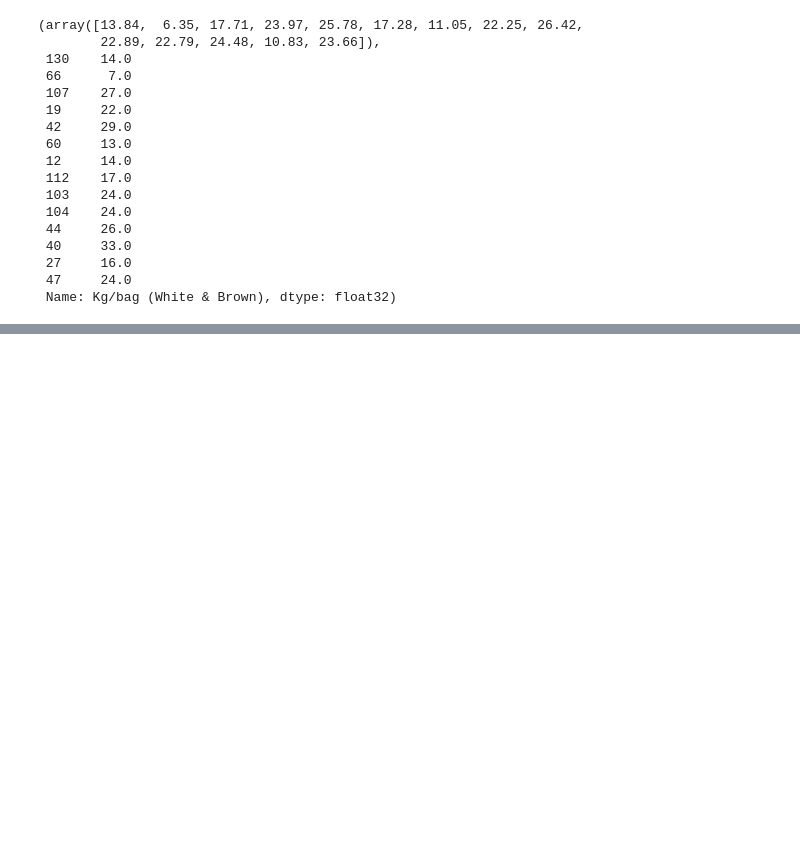
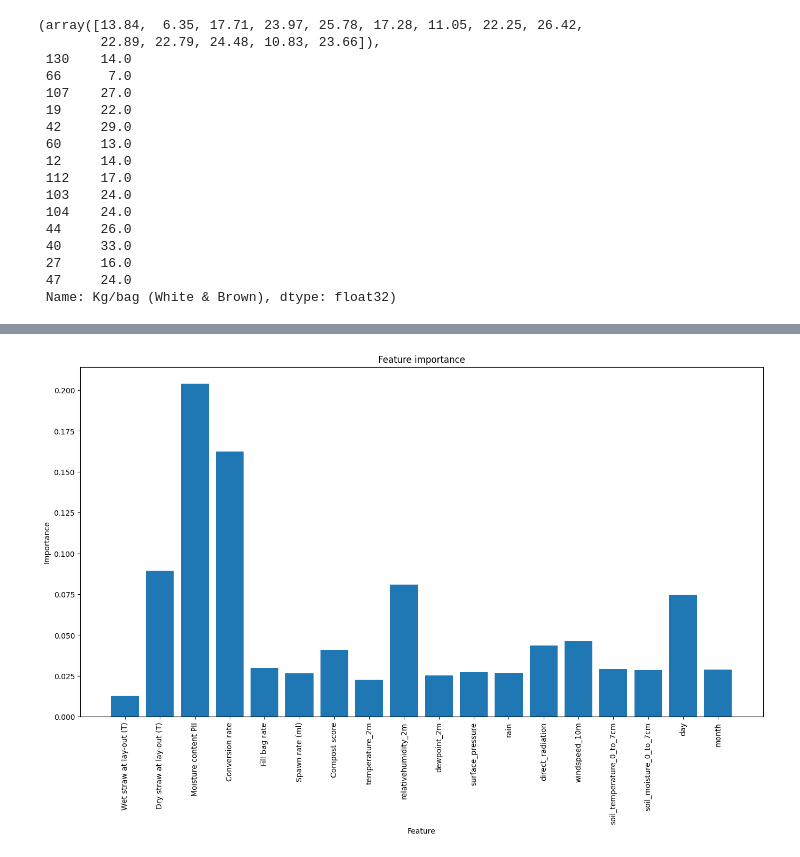
Before and after one commit to acktan/farms, a Jupyter notebook: initAnalysis.ipynb, the cells around one changed output, grey strips where cells are left out. Drawn from its saved outputs; the diff is of its cells as text; code cells hidden in the pictures; blank space fills up the shorter version.

```diff
--- a/initAnalysis.ipynb
+++ b/initAnalysis.ipynb
@@ -164,0 +141,4 @@ arr[0] = (weatherData.loc['2021-01-02':'2021-01-06', :].mean()).T
+# %%
+# other meteo data with more historical
+import requests
+response = requests.get('https://archive-api.open-meteo.com/v1/archive?latitude=-1.50&longitude=29.63&start_date=2018-01-13&end_date=2023-01-12&hourly=temperature_2m,relativehumidity_2m,dewpoint_2m,surface_pressure,rain,direct_radiation,windspeed_10m,soil_temperature_0_to_7cm,soil_moisture_0_to_7cm')
@@ -171,2 +170,0 @@ for i in allBatch.index:
-# %%
-df_new = pd.concat([allBatch, arr], axis=1)
@@ -188,0 +171,26 @@ df_new
+# %%
+from sklearn.tree import DecisionTreeRegressor
+from sklearn.preprocessing import StandardScaler
+
+df_new = _dateEncode(df_new)
+
+y = df_new['Kg/bag (White & Brown)']
+X = df_new
+
+X_train, X_test, y_train, y_test = train_test_split(X, y, train_size=0.9, random_state=42)
+
+date_encoder = FunctionTransformer(_dateEncode)
+scaler = StandardScaler()
+dateCols = ['day', 'month']
+
+preprocessor = ColumnTransformer(
+        [
+            ('dateEncode', 'passthrough', dateCols),
+            ('imputer', scaler, X.columns[2:18]),
+        ]
+)
+
+regressor = ExtraTreesRegressor(random_state=42)
+pipe = make_pipeline(preprocessor, regressor)
+
+pipe.fit(X_train, y_train)
@@ -188,0 +234,12 @@ df_new
+# %%
+plt.style.use('default')
+inputCols = X.columns[2:18].tolist() + dateCols
+plt.figure().set_size_inches(16.5, 8.5)
+plt.bar(range(len(inputCols)), pipe.named_steps['extratreesregressor'].feature_importances_)
+plt.title('Feature importance')
+plt.xticks(range(len(inputCols)), inputCols, rotation='vertical')
+plt.xlabel("Feature")
+plt.ylabel("Importance")
+plt.show()
+# %% [output]
+[figure, added]
```
Also changed, not shown: parts of 12 cells of this notebook.
